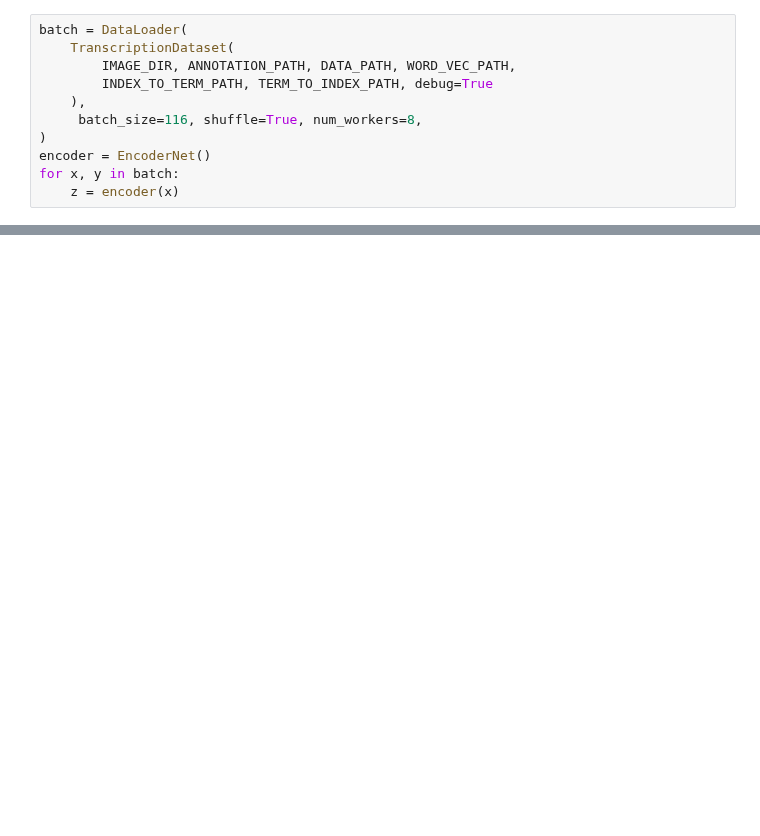
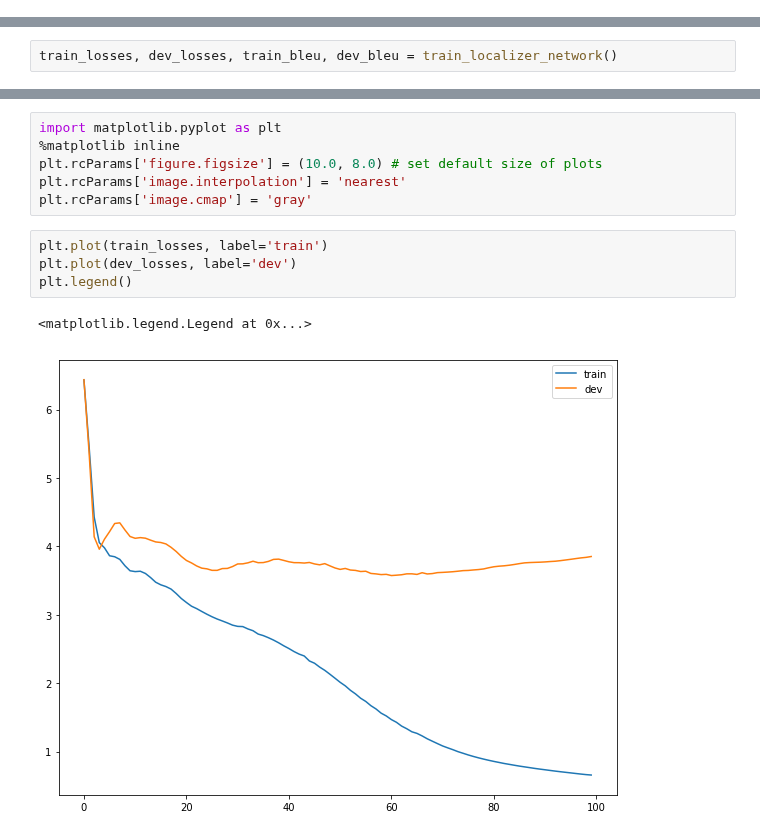
Before and after one commit to jlikhuva/NutritionProject, a Jupyter notebook: Transcriber/prototypes.ipynb, the cells around one changed output, grey strips where cells are left out. Drawn from its saved outputs; the diff is of its cells as text; blank space fills up the shorter version.

```diff
--- a/Transcriber/prototypes.ipynb
+++ b/Transcriber/prototypes.ipynb
@@ -18,11 +16,0 @@ VOCAB_SIZE = 621
-# %%
-batch = DataLoader(
-    TranscriptionDataset(
-        IMAGE_DIR, ANNOTATION_PATH, DATA_PATH, WORD_VEC_PATH,
-        INDEX_TO_TERM_PATH, TERM_TO_INDEX_PATH, debug=True
-    ),
-     batch_size=116, shuffle=True, num_workers=8,
-)
-encoder = EncoderNet()
-for x, y in batch:
-    z = encoder(x)
@@ -28,0 +63,2 @@ for x, y in batch:
+# %%
+train_losses, dev_losses, train_bleu, dev_bleu = train_localizer_network()
@@ -28,0 +103,13 @@ for x, y in batch:
+# %%
+import matplotlib.pyplot as plt
+%matplotlib inline
+plt.rcParams['figure.figsize'] = (10.0, 8.0) # set default size of plots
+plt.rcParams['image.interpolation'] = 'nearest'
+plt.rcParams['image.cmap'] = 'gray'
+# %%
+plt.plot(train_losses, label='train')
+plt.plot(dev_losses, label='dev')
+plt.legend()
+# %% [output]
+<matplotlib.legend.Legend at 0x...>
+[figure, added]
```
Also changed, not shown: parts of 5 cells of this notebook, 7 other files.
